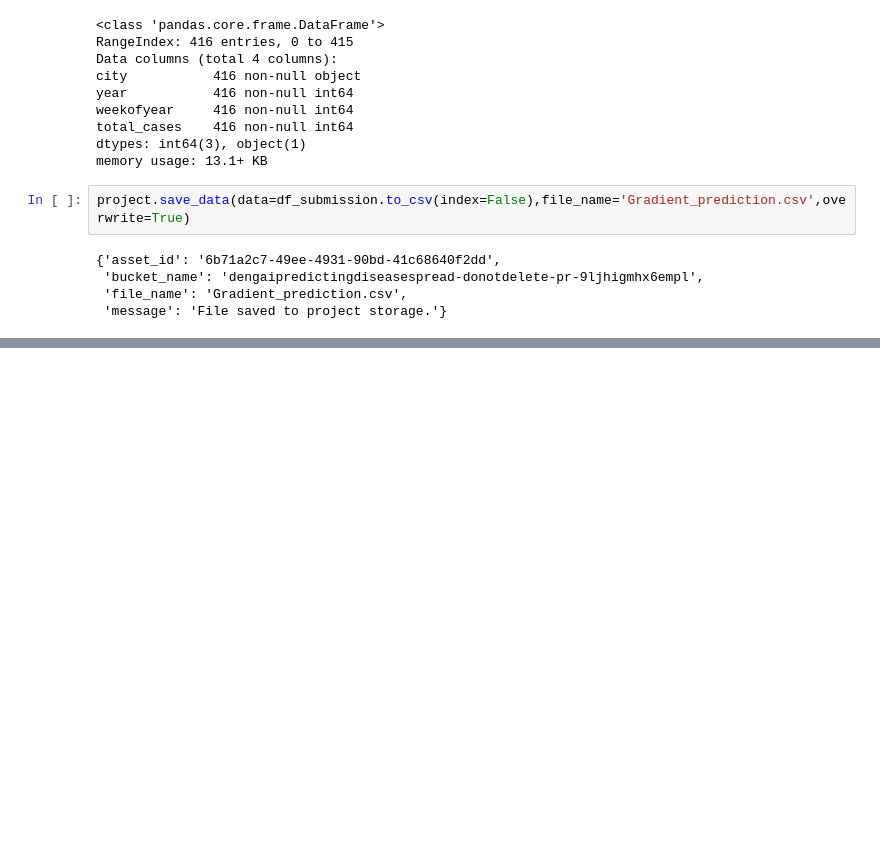
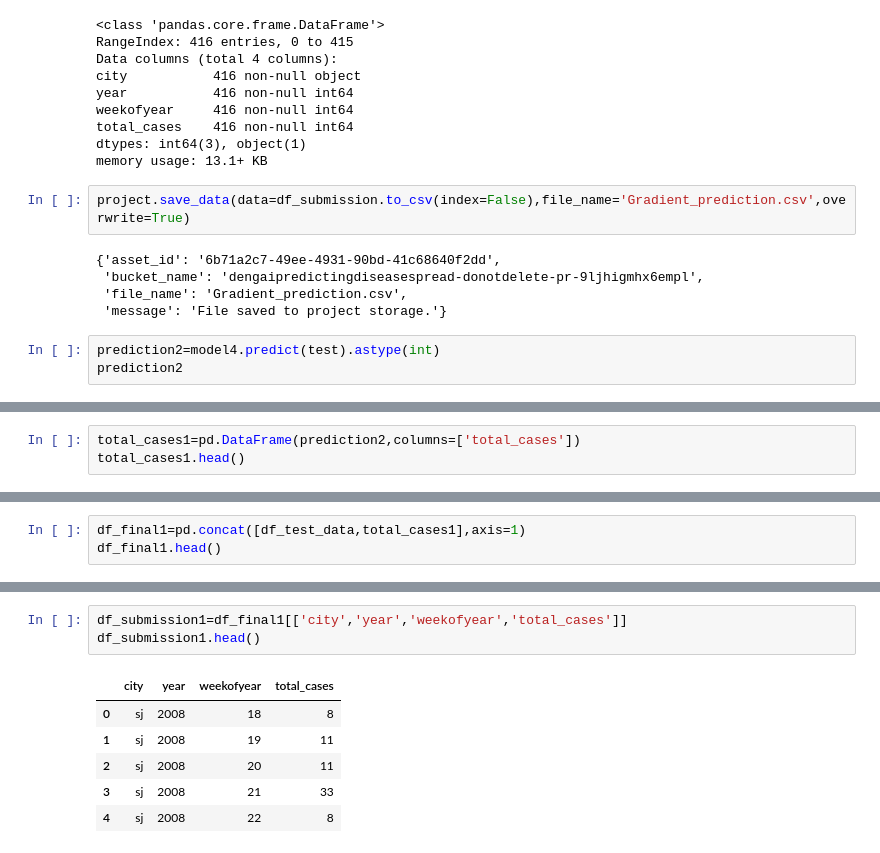
Before and after one commit to larrykiio/DengAI-Predicting-Disease-Spread, a Jupyter notebook: Denque Fever.ipynb, the cells around one changed output, grey strips where cells are left out. Cells and saved outputs as stored; diff of their text form; blank space fills up the shorter version.

```diff
--- a/Denque Fever.ipynb
+++ b/Denque Fever.ipynb
@@ -557,3 +559,6 @@ project.save_data(data=df_submission.to_csv(index=False),file_name='Gradient_pre
  'bucket_name': 'dengaipredictingdiseasespread-donotdelete-pr-9ljhigmhx6empl',
  'file_name': 'Gradient_prediction.csv',
  'message': 'File saved to project storage.'}
+# %%
+prediction2=model4.predict(test).astype(int)
+prediction2
@@ -559,0 +583,3 @@ project.save_data(data=df_submission.to_csv(index=False),file_name='Gradient_pre
+# %%
+total_cases1=pd.DataFrame(prediction2,columns=['total_cases'])
+total_cases1.head()
@@ -559,0 +593,3 @@ project.save_data(data=df_submission.to_csv(index=False),file_name='Gradient_pre
+# %%
+df_final1=pd.concat([df_test_data,total_cases1],axis=1)
+df_final1.head()
@@ -559,0 +604,10 @@ project.save_data(data=df_submission.to_csv(index=False),file_name='Gradient_pre
+# %%
+df_submission1=df_final1[['city','year','weekofyear','total_cases']]
+df_submission1.head()
+# %% [output]
+|  | city | year | weekofyear | total_cases |
+| 0 | sj | 2008 | 18 | 8 |
+| 1 | sj | 2008 | 19 | 11 |
+| 2 | sj | 2008 | 20 | 11 |
+| 3 | sj | 2008 | 21 | 33 |
+| 4 | sj | 2008 | 22 | 8 |
```
Also changed, not shown: parts of 13 cells of this notebook.
